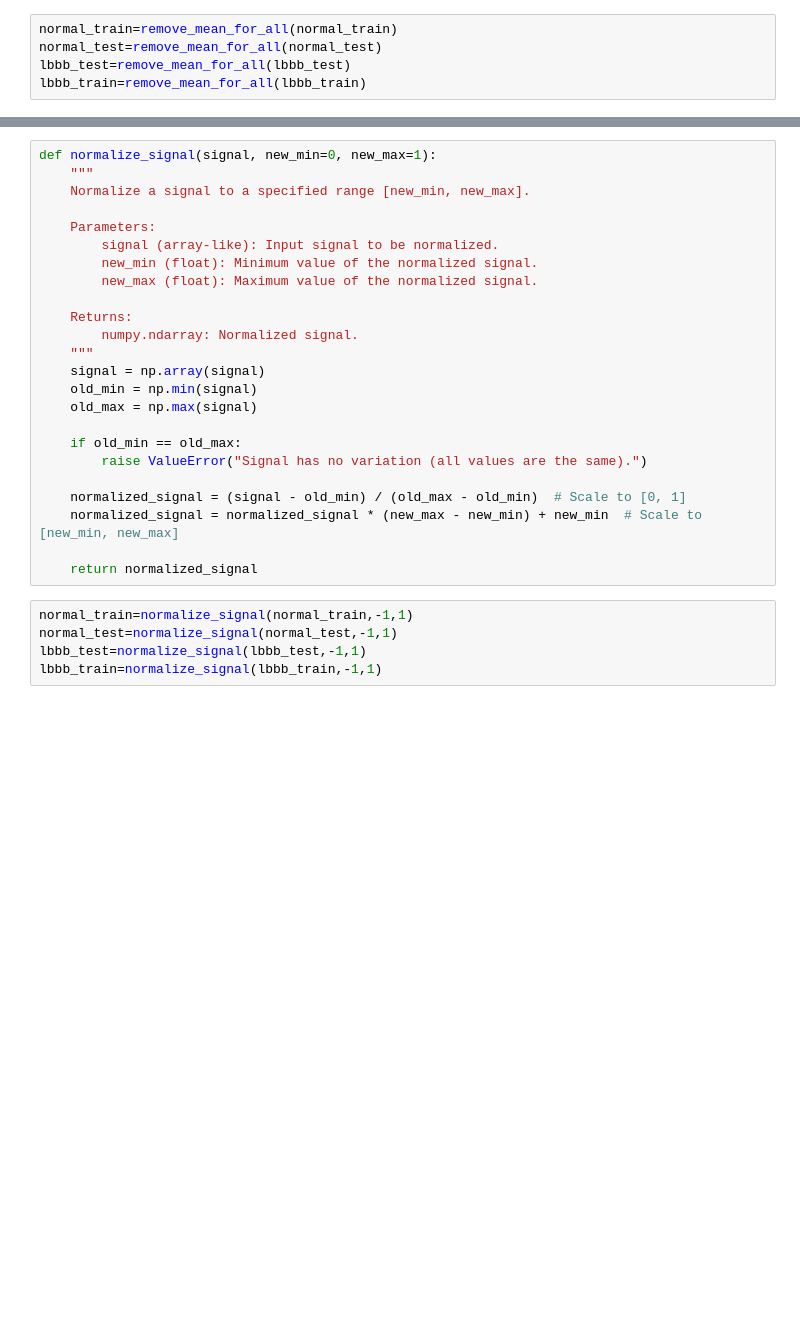
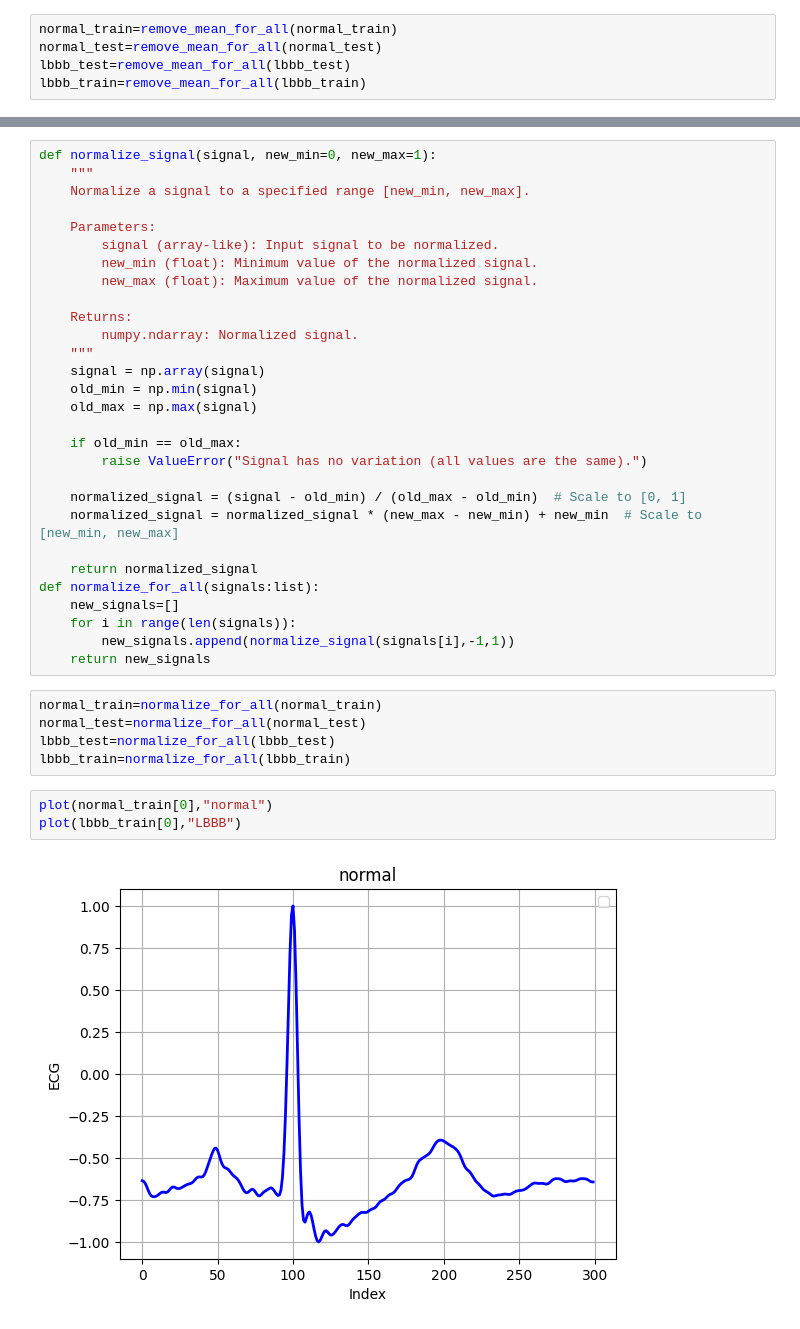
Before and after one commit to ELDA7EE7/DSP-Project, a Jupyter notebook: preprocess.ipynb, the cells around one changed output, grey strips where cells are left out. Drawn from its saved outputs; the diff is of its cells as text; blank space fills up the shorter version.

```diff
--- a/preprocess.ipynb
+++ b/preprocess.ipynb
@@ -109,8 +149,18 @@ def normalize_signal(signal, new_min=0, new_max=1):
     normalized_signal = normalized_signal * (new_max - new_min) + new_min  # Scale to [new_min, new_max]
 
     return normalized_signal
+def normalize_for_all(signals:list):
+    new_signals=[]
+    for i in range(len(signals)):
+        new_signals.append(normalize_signal(signals[i],-1,1))
+    return new_signals
 # %%
-normal_train=normalize_signal(normal_train,-1,1)
-normal_test=normalize_signal(normal_test,-1,1)
-lbbb_test=normalize_signal(lbbb_test,-1,1)
-lbbb_train=normalize_signal(lbbb_train,-1,1)
+normal_train=normalize_for_all(normal_train)
+normal_test=normalize_for_all(normal_test)
+lbbb_test=normalize_for_all(lbbb_test)
+lbbb_train=normalize_for_all(lbbb_train)
+# %%
+plot(normal_train[0],"normal")
+plot(lbbb_train[0],"LBBB")
+# %% [output]
+[figure, added]
```
Also changed, not shown: parts of 8 cells of this notebook.
